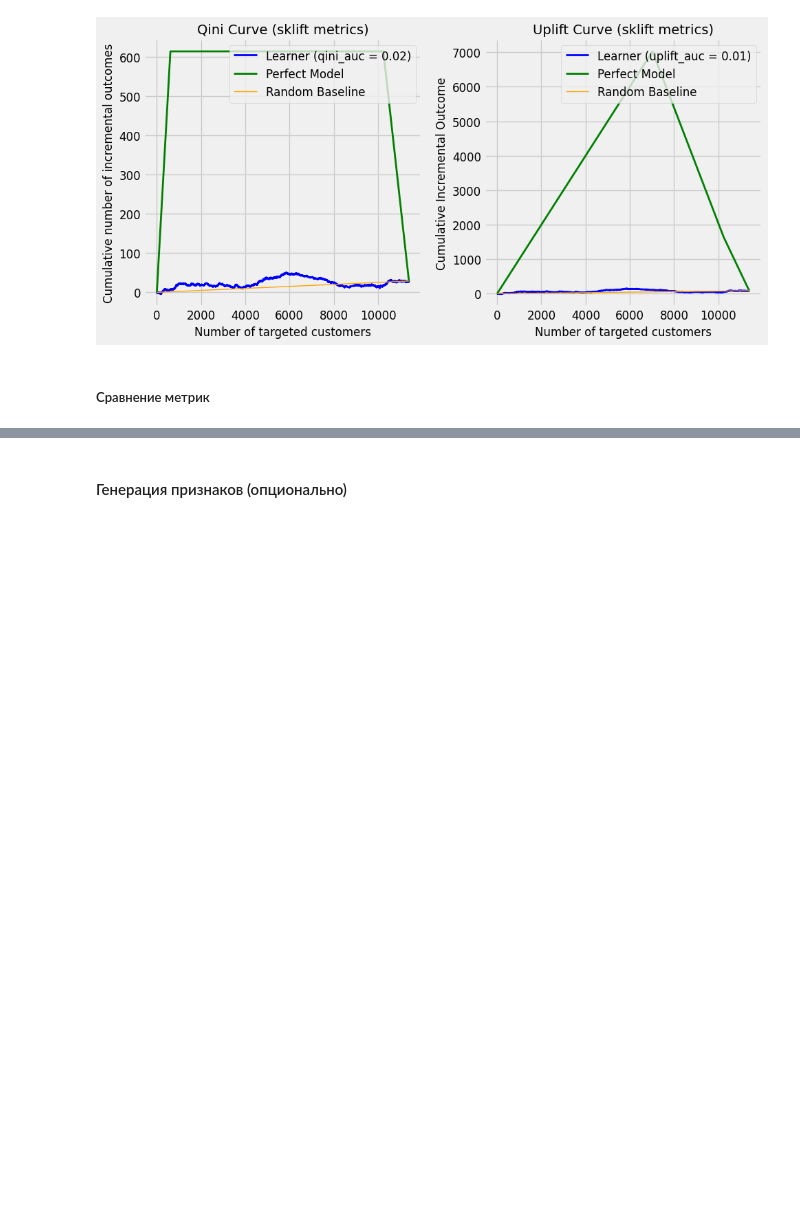
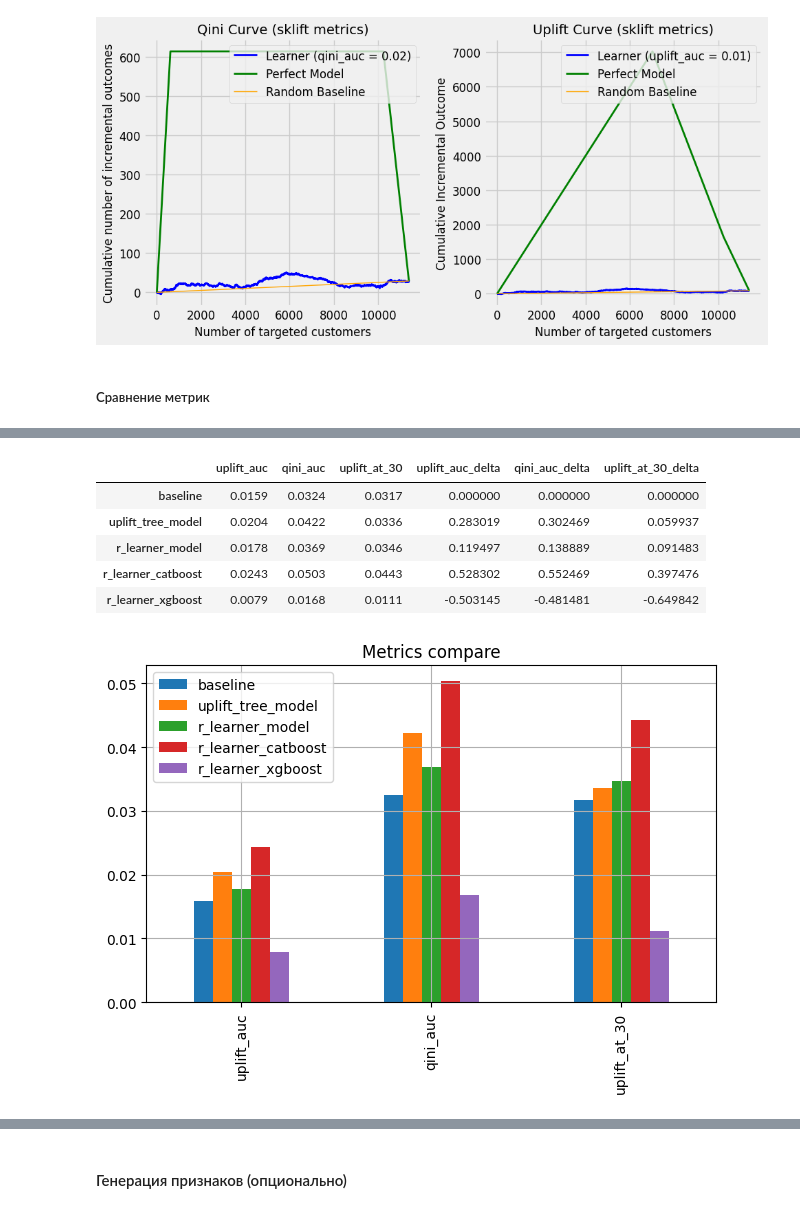
Before and after one commit to khromenko/mle-uplift-final-project-2025, a Jupyter notebook: final_project.ipynb, the cells around one changed output, grey strips where cells are left out. Cells and saved outputs as stored; diff of their text form; code cells hidden in the pictures; blank space fills up the shorter version.

```diff
--- a/final_project.ipynb
+++ b/final_project.ipynb
@@ -1727,28 +1728,3 @@ r_learner_model metrics_xgboost = {'uplift_auc': 0.0079, 'qini_auc': 0.0168, 'up
 [figure]
 # %% [markdown]
 ##### Сравнение метрик
-# %%
-joint_metrics = pd.read_csv('models/joint_metrics.csv', index_col=0)
-
-# baseline metrics
-baseline = joint_metrics.loc['baseline']
-base_uplift_auc = baseline['uplift_auc']
-base_qini_auc = baseline['qini_auc']
-base_uplift_at_30 = baseline['uplift_at_30']
-
-# add new models
-new_metrics = pd.DataFrame([metrics_catboost, metrics_xgboost], index=['r_learner_catboost', 'r_learner_xgboost'])
-joint_metrics = pd.concat([joint_metrics, new_metrics])
-
-# recalc delta
-joint_metrics['uplift_auc_delta'] = joint_metrics.apply(lambda row: (row['uplift_auc']-base_uplift_auc)/base_uplift_auc, axis=1)
-joint_metrics['qini_auc_delta'] = joint_metrics.apply(lambda row: (row['qini_auc']-base_qini_auc)/base_qini_auc, axis=1)
-joint_metrics['uplift_at_30_delta'] = joint_metrics.apply(lambda row: (row['uplift_at_30']-base_uplift_at_30)/base_uplift_at_30, axis=1)
-
-display(joint_metrics)
-
-# plot bars
-plt.style.use('default')
-metric_names = ['uplift_auc', 'qini_auc', 'uplift_at_30']
-joint_metrics[metric_names].T.plot.bar(grid='True', title='Metrics compare for 3 models')
-plt.tight_layout()
@@ -1763,3 +1736,28 @@ plt.tight_layout()
+# %%
+joint_metrics = pd.read_csv('models/joint_metrics.csv', index_col=0)
+joint_metrics_adv_model = joint_metrics.copy()
+
+joint_metrics_adv_model = utils.build_joint_metrics(joint_metrics_adv_model, 'r_learner_catboost', metrics_catboost)
+joint_metrics_adv_model = utils.build_joint_metrics(joint_metrics_adv_model, 'r_learner_xgboost', metrics_xgboost)
+
+display(joint_metrics_adv_model)
+
+utils.plot_metrics_compare(joint_metrics_adv_model)
+
+#Сохраним результат улучшения базовой модели
+import os
+path = 'model_improvement/1-adv-model'
+os.makedirs(path, exist_ok=True)
+joint_metrics_adv_model.to_csv(f'{path}/joint_metrics.csv')
+plt.savefig(f'{path}/metrics_compare.png', bbox_inches='tight')
+# %% [output]
+|  | uplift_auc | qini_auc | uplift_at_30 | uplift_auc_delta | qini_auc_delta | uplift_at_30_delta |
+| baseline | 0.0159 | 0.0324 | 0.0317 | 0.000000 | 0.000000 | 0.000000 |
+| uplift_tree_model | 0.0204 | 0.0422 | 0.0336 | 0.283019 | 0.302469 | 0.059937 |
+| r_learner_model | 0.0178 | 0.0369 | 0.0346 | 0.119497 | 0.138889 | 0.091483 |
+| r_learner_catboost | 0.0243 | 0.0503 | 0.0443 | 0.528302 | 0.552469 | 0.397476 |
+| r_learner_xgboost | 0.0079 | 0.0168 | 0.0111 | -0.503145 | -0.481481 | -0.649842 |
+[figure, added]
 # %% [markdown]
 ##### Вывод
 - использование моделей catboost в качестве базовых для R-learner на тех же гиперпараметрах дало еще большее улучшение, чем в исходном виде
```
Also changed, not shown: parts of 18 cells of this notebook, 5 other files.
